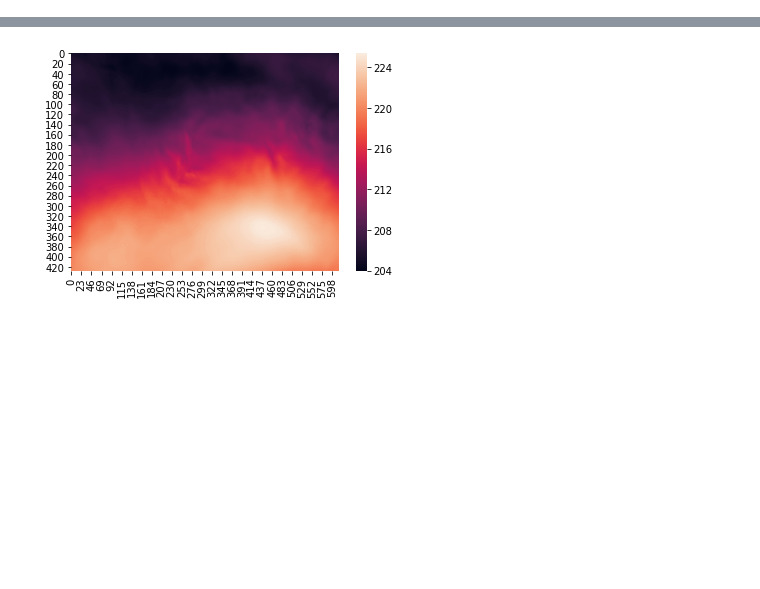
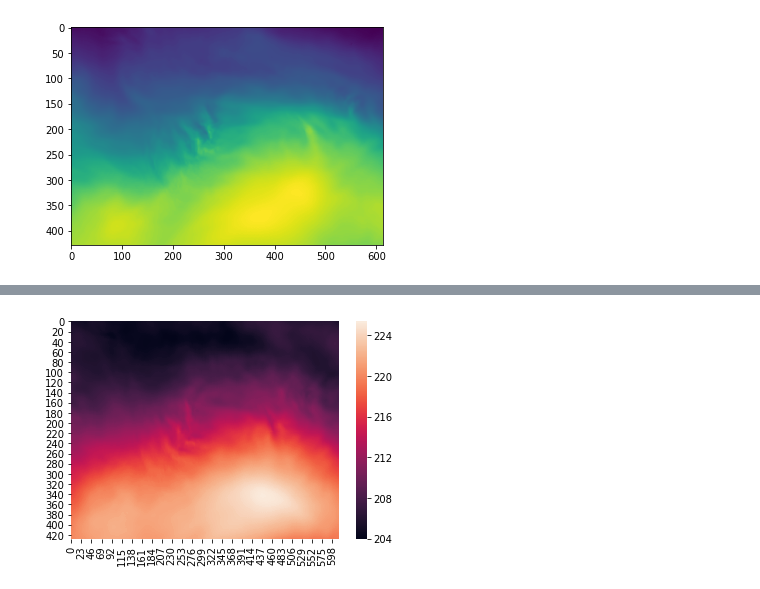
Before and after one commit to yuanzhou15/capstone-weather, a Jupyter notebook: satyam/model/EDA_model.ipynb, the cells around one changed output, grey strips where cells are left out. Cells and saved outputs as stored; diff of their text form; code cells hidden in the pictures; blank space fills up the shorter version.

```diff
--- a/satyam/model/EDA_model.ipynb
+++ b/satyam/model/EDA_model.ipynb
@@ -55,0 +151,6 @@ array([[205.39998, 205.29997, 205.29997, ..., 205.39998, 205.39998,
+# %%
+import pylab as plt
+plt.imshow(grbs.select(name='Temperature')[2].values)
+plt.show()
+# %% [output]
+[figure, added]
```
Also changed, not shown: parts of 30 cells of this notebook, 4 other files.
